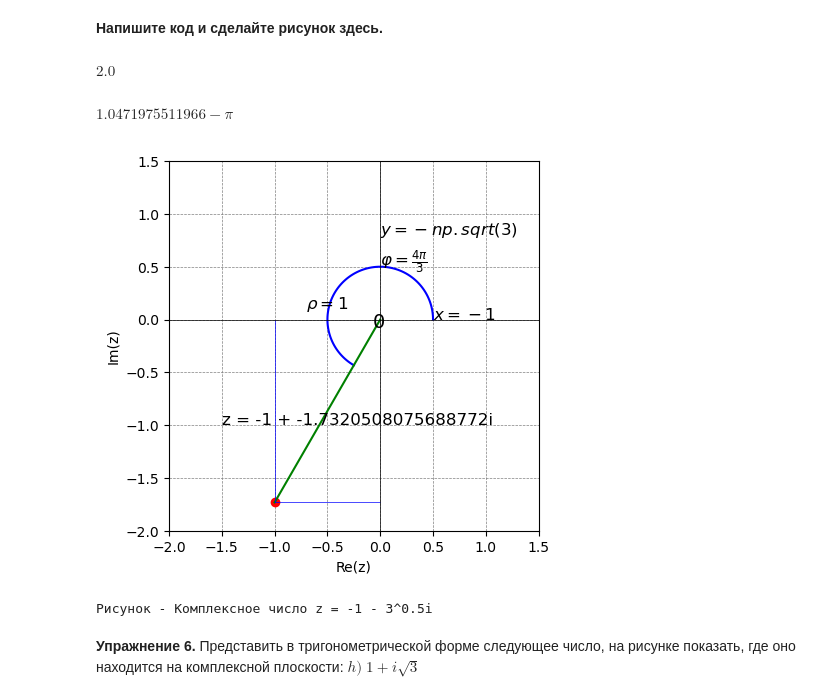
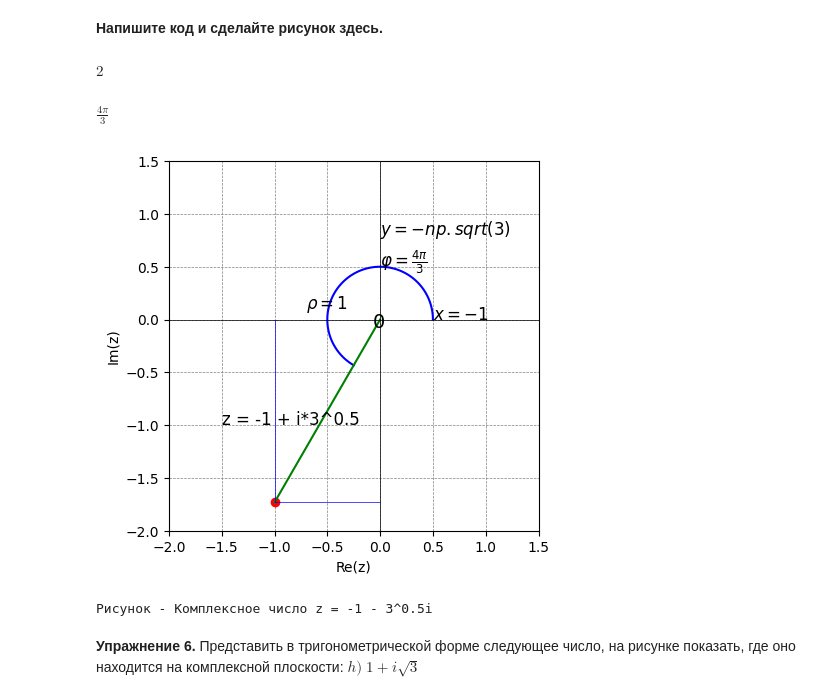
Before and after one commit to Elina117/Linear-algebra-and-analytic-geometry-Python, a Jupyter notebook: Комплексные числа с SymPy.ipynb, the cells around one changed output. Cells and saved outputs as stored; diff of their text form; code cells hidden in the pictures.

```diff
--- a/Комплексные числа с SymPy.ipynb
+++ b/Комплексные числа с SymPy.ipynb
@@ -922,56 +928,58 @@ print('Рисунок - Комплексное число z = -1 + 3^2*i')
 # %% [markdown]
 **Напишите код и сделайте рисунок здесь.**
 # %%
-z = -1 - I*3**0.5
+z = -1 - I*sqrt(3)
 
 rho = Abs(z)
 rho
 # %% [output]
-$\displaystyle 2.0$
+$\displaystyle 2$
 # %%
 phi = arg(z)
+phi = simplify(phi)
+phi = phi + 2*pi
 phi
 # %% [output]
-$\displaystyle 1.0471975511966 - \pi$
+$\displaystyle \frac{4 \pi}{3}$
 # %%
 x = -1
 y = -np.sqrt(3)
 
 fig, ax = plt.subplots()
 ax.plot(x, y, 'ro')
-ax.text(-1.5, -1, f'z = {x} + {y}i', fontsize=12)
+ax.text(-1.5, -1, f'z = {x} + i*3^0.5', fontsize=12)
 
 radius = 1/2
 center = (0, 0)
 theta = np.linspace(0, 4*np.pi/3, 100)
 x1 = center[0] + radius * np.cos(theta)
 y1 = center[1] + radius * np.sin(theta)
 ax.plot(x1, y1, 'b')
 ax.text(0, 0.5, r'$\varphi = \frac{4\pi}{3}$', fontsize=12)
 
 ax.plot([0, x], [0, y], 'g')
 ax.text(-0.7, 0.1, r'$\rho = 1$', fontsize=12)
 ax.text(-0.08, -0.08, r'$0$', fontsize=14)
 
 ax.plot([x, x], [0, y], 'b', linewidth=0.5)
 ax.text(0.5, 0, r'$x=-1$', fontsize=12)
 
 ax.plot([0, x], [y, y], 'b', linewidth=0.5)
 ax.text(0, 0.8, r'$y=-np.sqrt(3)$', fontsize=12)
 
 plt.axhline(0, color='black', linewidth=0.5)
 plt.axvline(0, color='black', linewidth=0.5)
 plt.grid(color='gray', linestyle='--', linewidth=0.5)
 plt.xlim(-2, 1.5)
 plt.ylim(-2, 1.5)
 plt.xlabel('Re(z)')
 plt.ylabel('Im(z)')
 ax.set_aspect('equal')
 plt.show()
 
 print('Рисунок - Комплексное число z = -1 - 3^0.5i')
 # %% [output]
-[figure, old version]
+[figure, new version]
 Рисунок - Комплексное число z = -1 - 3^0.5i
 # %% [markdown]
 **Упражнение 6.** Представить в тригонометрической форме следующее число, на рисунке показать, где оно находится на комплексной плоскости: $h)$ $1+i\sqrt{3}$
```
Also changed, not shown: parts of 32 cells of this notebook, 1 other file.
